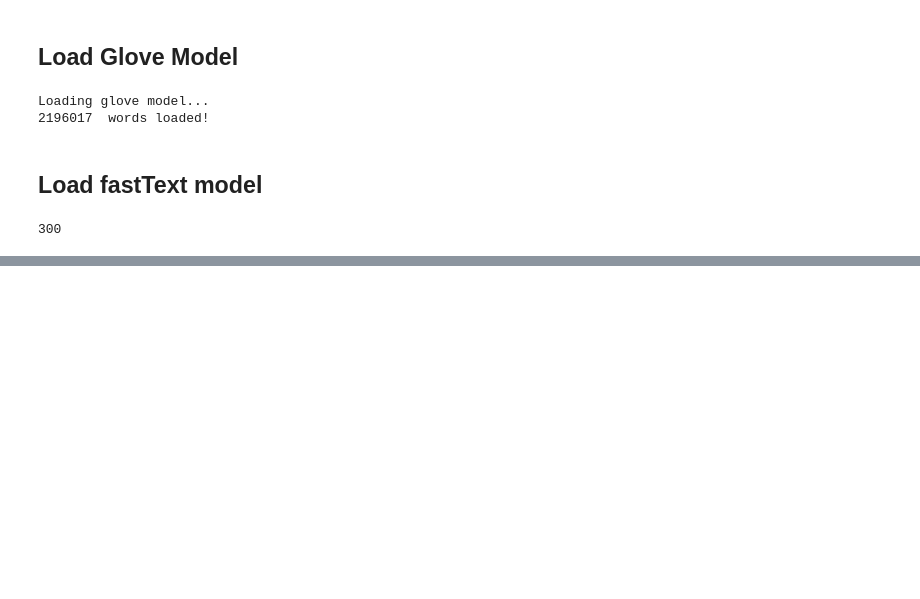
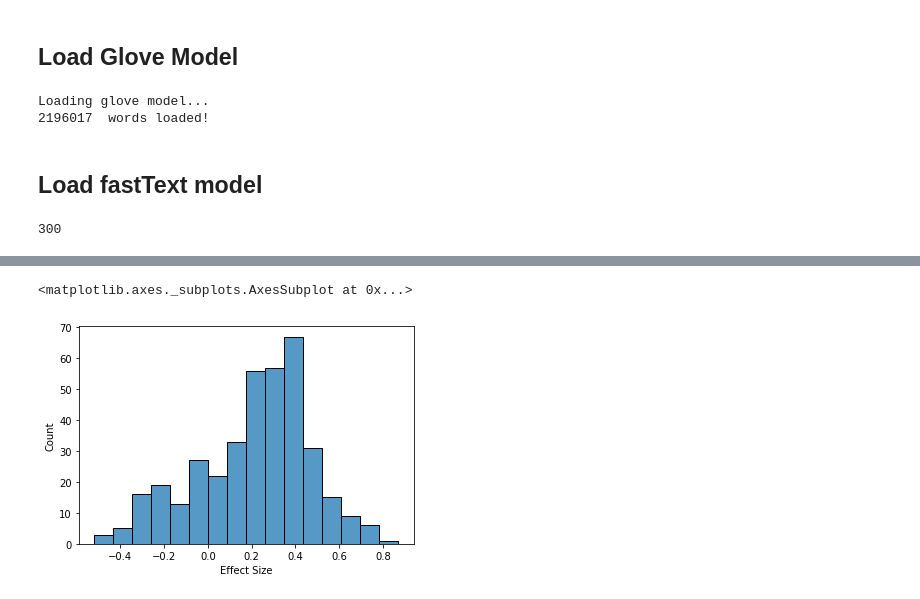
Before and after one commit to adimaini/WEAT-WEFAT, a Jupyter notebook: main.ipynb, the cells around one changed output, grey strips where cells are left out. Saved outputs shown, nothing was run; the diff lists cells and outputs as text; code cells hidden in the pictures; blank space fills up the shorter version.

```diff
--- a/main.ipynb
+++ b/main.ipynb
@@ -290,0 +307,5 @@ df_personalized_wefat.to_csv('output/wefat_score_personal.csv')
+# %%
+sns.histplot(bellezza_test_merge['Effect Size'])
+# %% [output]
+<matplotlib.axes._subplots.AxesSubplot at 0x...>
+[figure, added]
```
Also changed, not shown: parts of 29 cells of this notebook, 2 other files.
